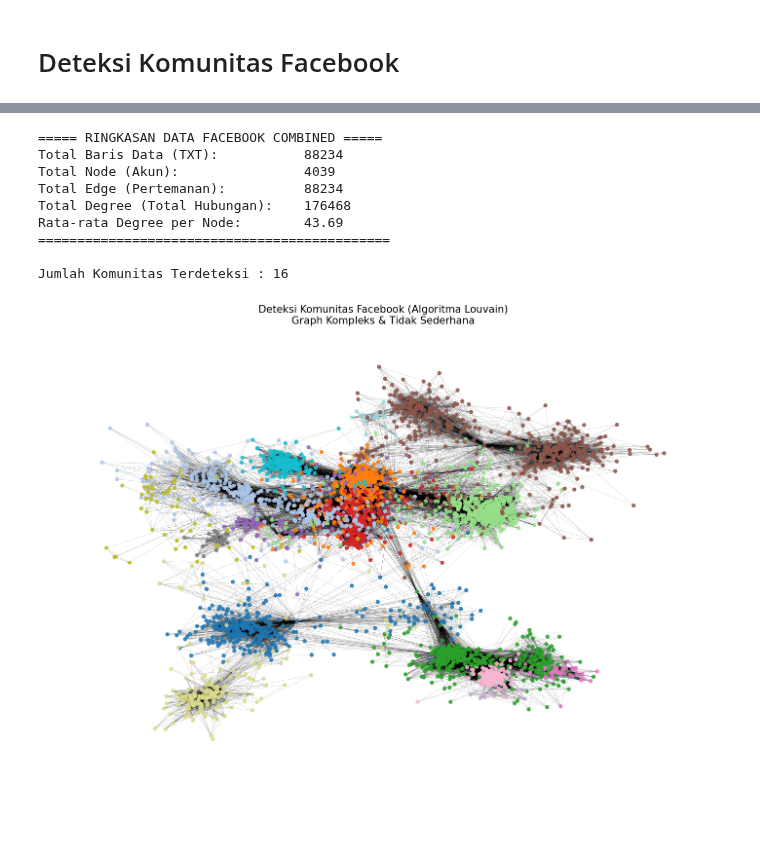
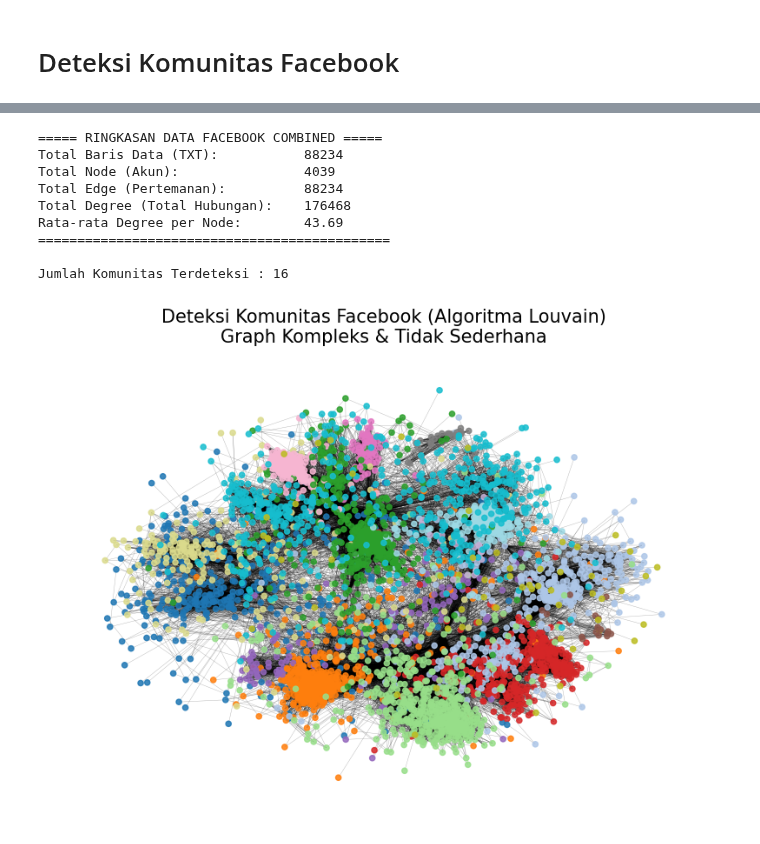
Before and after one commit to farah123-dot/ppw, a Jupyter notebook: _sources/Data_Facebook.ipynb, the cells around one changed output, grey strips where cells are left out. Saved outputs shown, nothing was run; the diff lists cells and outputs as text; code cells hidden in the pictures; blank space fills up the shorter version.

```diff
--- a/_sources/Data_Facebook.ipynb
+++ b/_sources/Data_Facebook.ipynb
@@ -70,36 +70,36 @@ print("Jumlah Komunitas Terdeteksi :", num_communities)
 # -----------------------------------------------------------
 # 3. Visualisasi 2D graph (kompleks)
 # -----------------------------------------------------------
-plt.figure(figsize=(18, 12))
+plt.figure(figsize=(10, 7))
 
 pos = nx.spring_layout(G, k=0.15, iterations=50)
 colors = [partition[node] for node in G.nodes()]
 
 nx.draw_networkx_nodes(
     G, pos,
-    node_size=25,
+    node_size=20,
     node_color=colors,
     cmap=plt.cm.tab20,
     alpha=0.85
 )
 
 nx.draw_networkx_edges(
     G, pos,
     width=0.3,
     alpha=0.3
 )
 
 plt.title("Deteksi Komunitas Facebook (Algoritma Louvain)\nGraph Kompleks & Tidak Sederhana", fontsize=15)
 plt.axis('off')
 plt.show()
 # %% [output]
 ===== RINGKASAN DATA FACEBOOK COMBINED =====
 Total Baris Data (TXT):           88234
 Total Node (Akun):                4039
 Total Edge (Pertemanan):          88234
 Total Degree (Total Hubungan):    176468
 Rata-rata Degree per Node:        43.69
 =============================================
 
 Jumlah Komunitas Terdeteksi : 16
-[figure, old version]
+[figure, new version]
```
Also changed, not shown: parts of 1 cell of this notebook, 3 other files.
